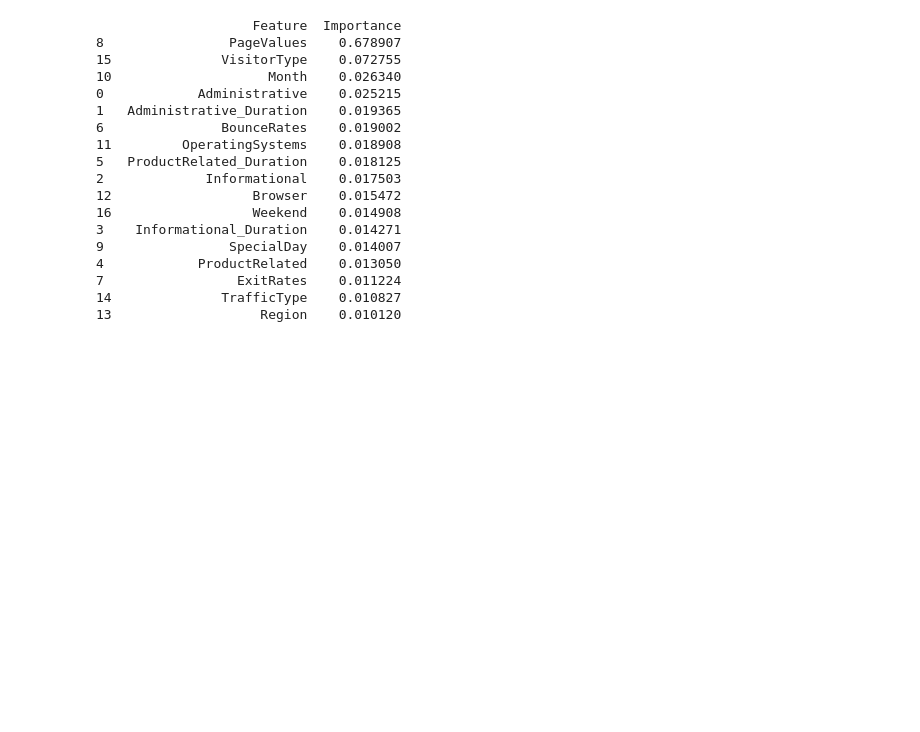
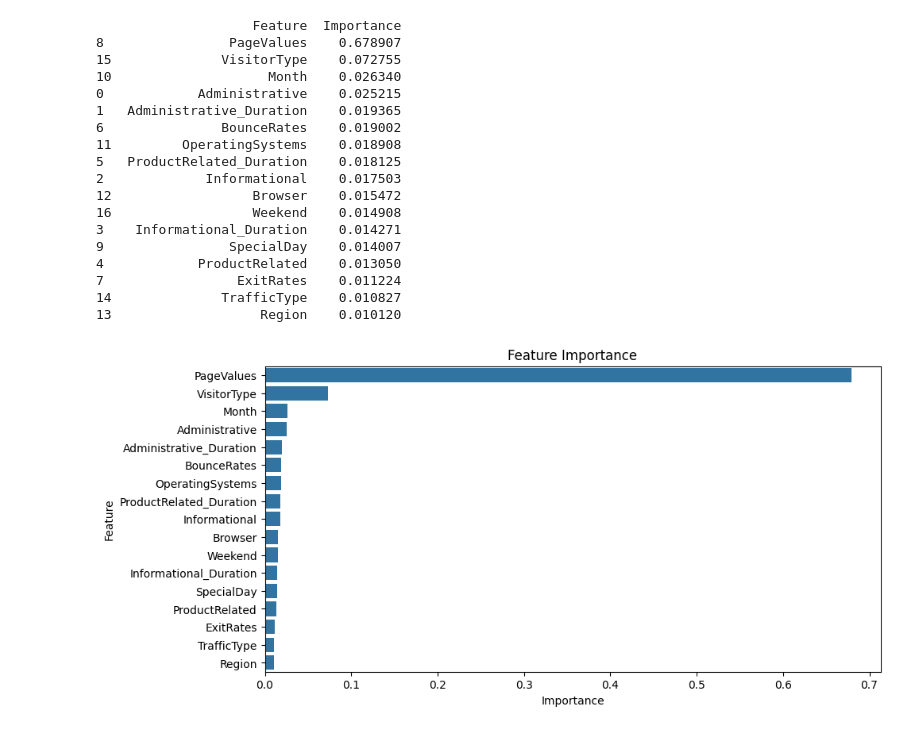
Before and after one commit to arreliusss/OlshopperIntention, a Jupyter notebook: Online Shopper Intention.ipynb, the cells around one changed output. Saved outputs shown, nothing was run; the diff lists cells and outputs as text; code cells hidden in the pictures; blank space fills up the shorter version.

Commit message:
bar plot buat feature importance

```diff
--- a/Online Shopper Intention - Kelompok 10.ipynb
+++ b/Online Shopper Intention.ipynb
@@ -403,3 +403,11 @@ print(feature_importance)
 7                 ExitRates    0.011224
 14              TrafficType    0.010827
 13                   Region    0.010120
+# %%
+# Plotting simpel dari feature importance
+plt.figure(figsize=(10, 5))
+sns.barplot(x='Importance', y='Feature', data=feature_importance)
+plt.title('Feature Importance')
+plt.show()
+# %% [output]
+[figure, added]
```
Also changed, not shown: parts of 2 cells of this notebook.
